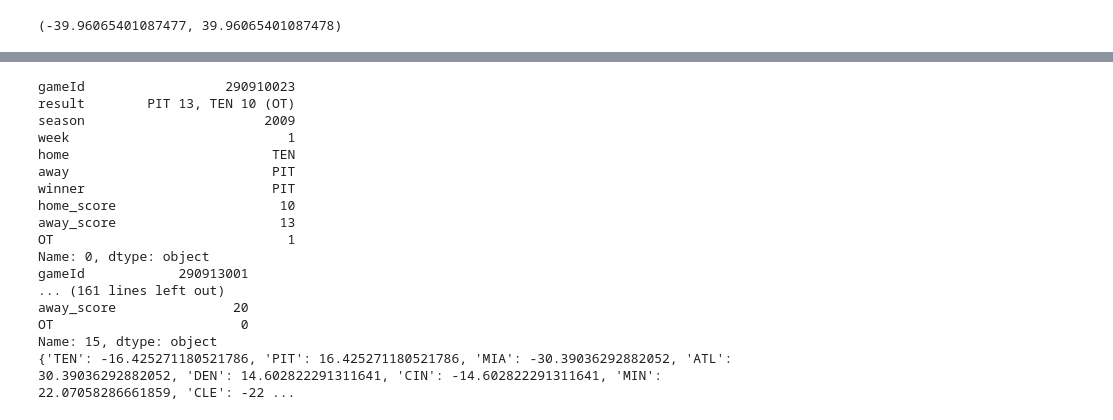
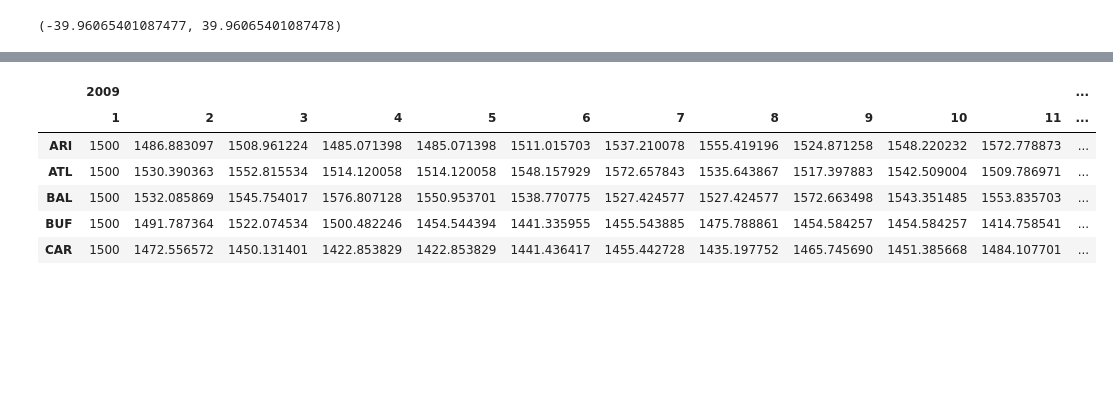
Before and after one commit to ewelchman/football_analytics, a Jupyter notebook: fiddling/ELO fiddling.ipynb, the cells around one changed output, grey strips where cells are left out. Drawn from its saved outputs; the diff is of its cells as text; code cells hidden in the pictures; blank space fills up the shorter version.

```diff
--- a/fiddling/ELO fiddling.ipynb
+++ b/fiddling/ELO fiddling.ipynb
@@ -39,6 +39,9 @@ win_prob(1423,1413)
 # %%
 def update_elo(home_elo,away_elo,home_score,away_score):
     # Make sure everything is floats
+    if home_score == 'unknown':
+        return (0,0)
+
     home_elo = float(home_elo)
     away_elo = float(away_elo)
     home_score = float(home_score)
@@ -92,3 +94,0 @@ elo_hist.head(5)
-# %%
-gamedata_df.set_index('gameId')
-gamedata_df
@@ -114,6 +95,9 @@ gamedata_df
 # %%
 def get_elo(team,year,week):
-    return elo_hist.loc[team,[year,week]]
+    if isinstance(team, str):
+        return elo_hist.loc[team,(year,week)]
+    if math.isnan(team):
+        return 0
 
 # Try and update each team based on games in a week.
 def update_for_week(year,week):
@@ -126,7 +110,7 @@ def update_for_week(year,week):
 
     for index in relevant_games.index.values:
         game = relevant_games.loc[index]
-        print(game)
+#        print(game)
         home = game['home']
         away = game['away']
         home_score = game['home_score']
@@ -142,28 +126,33 @@ def update_for_week(year,week):
                                 home_score,
                                 away_score )
 
-        elo_delta[home] = elo_change[0]
-        elo_delta[away] = elo_change[1]
+        if not home_elo == 0:
+            elo_delta[home] = elo_change[0]
+            elo_delta[away] = elo_change[1]
 
-    print(elo_delta)
-
-# Try running the function for a particular week
-update_for_week(2009,1)
+    return elo_delta
-# %% [output]
-gameId                  290910023
-result        PIT 13, TEN 10 (OT)
-season                       2009
-week                            1
-home                          TEN
-away                          PIT
-winner                        PIT
-home_score                     10
-away_score                     13
-OT                              1
-Name: 0, dtype: object
-gameId            290913001
-... (161 lines left out)
-away_score               20
-OT                        0
-Name: 15, dtype: object
-{'TEN': -16.425271180521786, 'PIT': 16.425271180521786, 'MIA': -30.39036292882052, 'ATL': 30.39036292882052, 'DEN': 14.602822291311641, 'CIN': -14.602822291311641, 'MIN': 22.07058286661859, 'CLE': -22 ...
+# %%
+# Try running the function for a particular week
+for wk in range(1,18):
+
+    # Add column for this week's rating adjustment
+    wkly_update = update_for_week(2009,wk)
+    deltaname = str(wk)+'d'
+    elo_hist[(2009,deltaname)] = pd.Series(wkly_update)
+    # Make adjustment for teams that didn't play zero
+    elo_hist.fillna(0, inplace=True)
+
+    # Make new column for next week's rating
+    elo_hist[(2009,wk+1)] = elo_hist[(2009,wk)] + elo_hist[(2009,deltaname)]
+    # Drop column for rating adjustment
+    elo_hist.drop( (2009,deltaname), axis=1, inplace=True )
+
+elo_hist.head(5)
+# %% [output]
+|  | 2009 |  |  |  |  |  |  |  |  |  |  | ... |
+|  | 1 | 2 | 3 | 4 | 5 | 6 | 7 | 8 | 9 | 10 | 11 | ... |
+| ARI | 1500 | 1486.883097 | 1508.961224 | 1485.071398 | 1485.071398 | 1511.015703 | 1537.210078 | 1555.419196 | 1524.871258 | 1548.220232 | 1572.778873 | ... |
+| ATL | 1500 | 1530.390363 | 1552.815534 | 1514.120058 | 1514.120058 | 1548.157929 | 1572.657843 | 1535.643867 | 1517.397883 | 1542.509004 | 1509.786971 | ... |
+| BAL | 1500 | 1532.085869 | 1545.754017 | 1576.807128 | 1550.953701 | 1538.770775 | 1527.424577 | 1527.424577 | 1572.663498 | 1543.351485 | 1553.835703 | ... |
+| BUF | 1500 | 1491.787364 | 1522.074534 | 1500.482246 | 1454.544394 | 1441.335955 | 1455.543885 | 1475.788861 | 1454.584257 | 1454.584257 | 1414.758541 | ... |
+| CAR | 1500 | 1472.556572 | 1450.131401 | 1422.853829 | 1422.853829 | 1441.436417 | 1455.442728 | 1435.197752 | 1465.745690 | 1451.385668 | 1484.107701 | ... |
```
Also changed, not shown: parts of 4 cells of this notebook.
